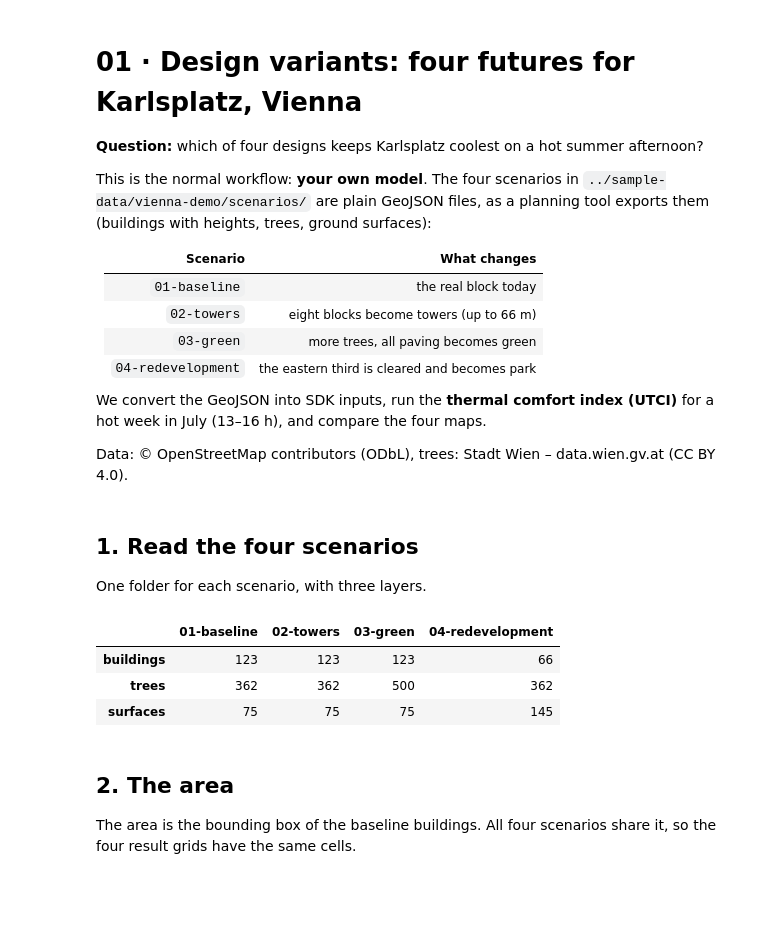
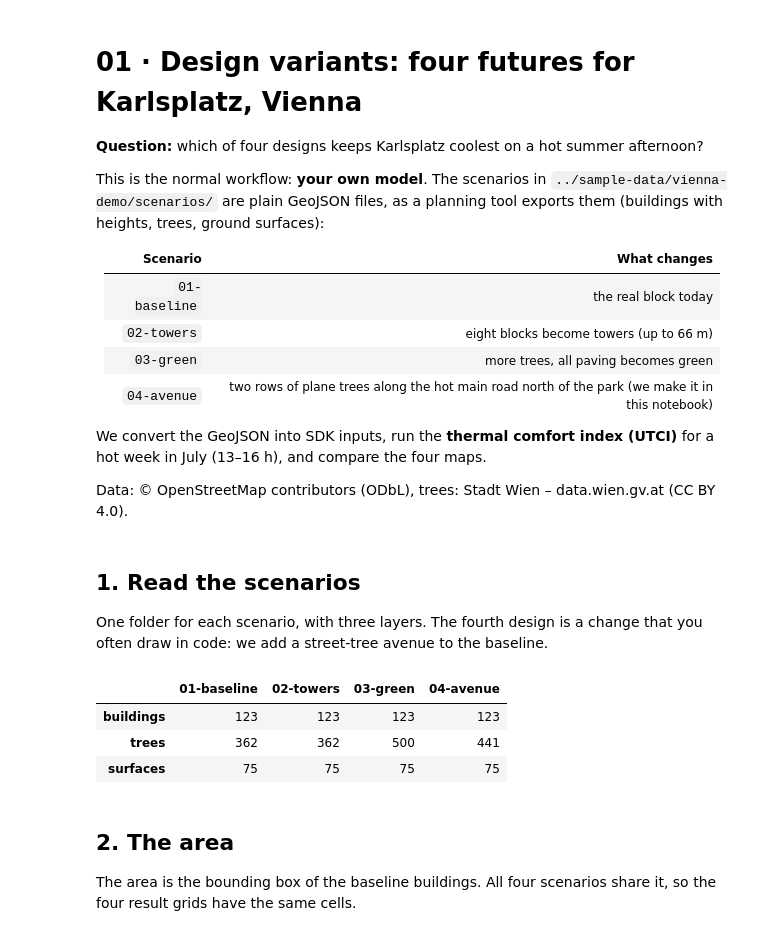
Before and after one commit to Infrared-city/infrared-skills, a Jupyter notebook: cookbook/notebooks/01_design_variants.ipynb, the cells around one changed output. Saved outputs shown, nothing was run; the diff lists cells and outputs as text; code cells hidden in the pictures; blank space fills up the shorter version.

```diff
--- a/cookbook/notebooks/01_design_variants.ipynb
+++ b/cookbook/notebooks/01_design_variants.ipynb
@@ -3,7 +3,7 @@
 
 **Question:** which of four designs keeps Karlsplatz coolest on a hot summer afternoon?
 
-This is the normal workflow: **your own model**. The four scenarios in
+This is the normal workflow: **your own model**. The scenarios in
 `../sample-data/vienna-demo/scenarios/` are plain GeoJSON files, as a planning
 tool exports them (buildings with heights, trees, ground surfaces):
 
@@ -12,7 +12,7 @@ tool exports them (buildings with heights, trees, ground surfaces):
 | `01-baseline` | the real block today |
 | `02-towers` | eight blocks become towers (up to 66 m) |
 | `03-green` | more trees, all paving becomes green |
-| `04-redevelopment` | the eastern third is cleared and becomes park |
+| `04-avenue` | two rows of plane trees along the hot main road north of the park (we make it in this notebook) |
 
 We convert the GeoJSON into SDK inputs, run the **thermal comfort index (UTCI)**
 for a hot week in July (13–16 h), and compare the four maps.
@@ -42,22 +42,47 @@ logging.getLogger("infrared_sdk").setLevel(logging.ERROR)  # no start-up notes
 client = InfraredClient()  # reads INFRARED_API_KEY
 
 DATA = Path("../sample-data/vienna-demo/scenarios")
-SCENARIOS = ["01-baseline", "02-towers", "03-green", "04-redevelopment"]
+FILES = ["01-baseline", "02-towers", "03-green"]  # scenarios on disk
+SCENARIOS = [*FILES, "04-avenue"]                 # 04 is made below
 # %% [markdown]
-## 1. Read the four scenarios
+## 1. Read the scenarios
 
-One folder for each scenario, with three layers.
+One folder for each scenario, with three layers. The fourth design is a change that
+you often draw in code: we add a street-tree avenue to the baseline.
 # %%
 def read(scenario: str, layer: str) -> dict:
     return json.loads((DATA / scenario / f"{layer}.geojson").read_text())
 
-layers = {s: {k: read(s, k) for k in ("buildings", "trees", "surfaces")} for s in SCENARIOS}
+layers = {s: {k: read(s, k) for k in ("buildings", "trees", "surfaces")} for s in FILES}
+
+# 04-avenue: the centre line of the main road (Lothringerstraße), lon/lat, west to east.
+ROAD = shapely.LineString([(16.36793, 48.20099), (16.36928, 48.20060), (16.37063, 48.20033),
+                           (16.37225, 48.20008), (16.37346, 48.19992), (16.37495, 48.19989)])
+
+def plant_avenue(base: dict, road: shapely.LineString, offset_m: float = 13,
+                 step_m: float = 11) -> dict:
+    """The base design plus one row of plane trees on each side of the road."""
+    utm = gpd.GeoSeries([road], crs=4326).estimate_utm_crs()  # metres for offsets
+    centre = gpd.GeoSeries([road], crs=4326).to_crs(utm).iloc[0]
+    # Do not plant on a building (4 m clearance) or next to an existing tree (6 m).
+    houses = gpd.GeoDataFrame.from_features(base["buildings"], crs=4326).to_crs(utm)
+    old = gpd.GeoDataFrame.from_features(base["trees"], crs=4326).to_crs(utm)
+    blocked = shapely.union_all([*houses.make_valid().buffer(4), *old.buffer(6)])
+    spots = [row.interpolate(d) for side in (offset_m, -offset_m)
+             for row in [centre.offset_curve(side)] for d in np.arange(step_m / 2, row.length, step_m)]
+    spots = gpd.GeoSeries([p for p in spots if not blocked.contains(p)], crs=utm).to_crs(4326)
+    new = [{"type": "Feature", "geometry": shapely.geometry.mapping(p), "properties": {
+        "species": "Platanus x acerifolia (new avenue)", "height": 16.0, "crownDiameter": 12.0}}
+        for p in spots]
+    return {**base, "trees": {"type": "FeatureCollection", "features": base["trees"]["features"] + new}}
+
+layers["04-avenue"] = plant_avenue(layers["01-baseline"], ROAD)
 pd.DataFrame({s: {k: len(v["features"]) for k, v in layers[s].items()} for s in SCENARIOS})
 # %% [output]
-|  | 01-baseline | 02-towers | 03-green | 04-redevelopment |
-| buildings | 123 | 123 | 123 | 66 |
-| trees | 362 | 362 | 500 | 362 |
-| surfaces | 75 | 75 | 75 | 145 |
+|  | 01-baseline | 02-towers | 03-green | 04-avenue |
+| buildings | 123 | 123 | 123 | 123 |
+| trees | 362 | 362 | 500 | 441 |
+| surfaces | 75 | 75 | 75 | 75 |
 # %% [markdown]
 ## 2. The area
 
```
Also changed, not shown: parts of 9 cells of this notebook, 1 other file.
